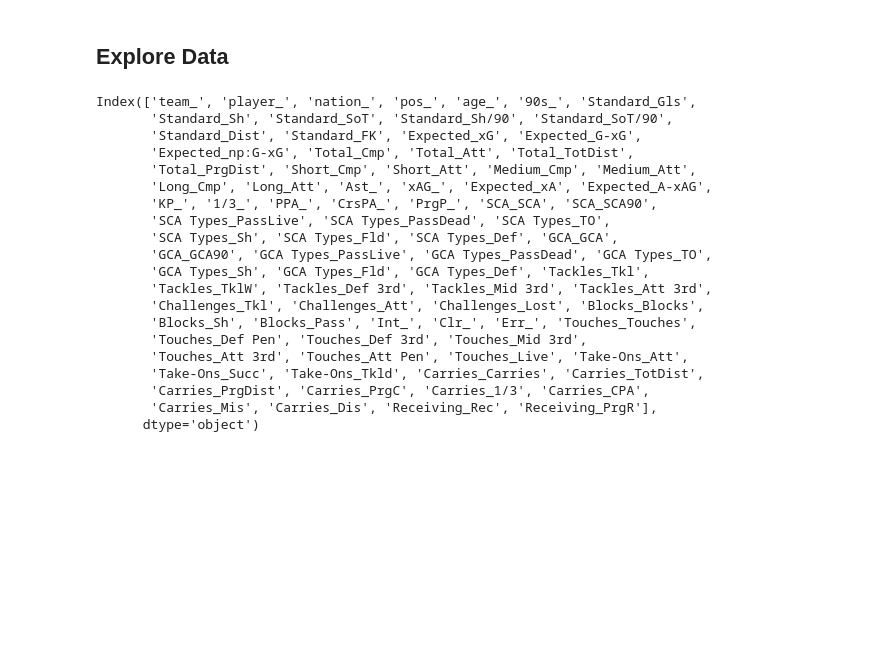
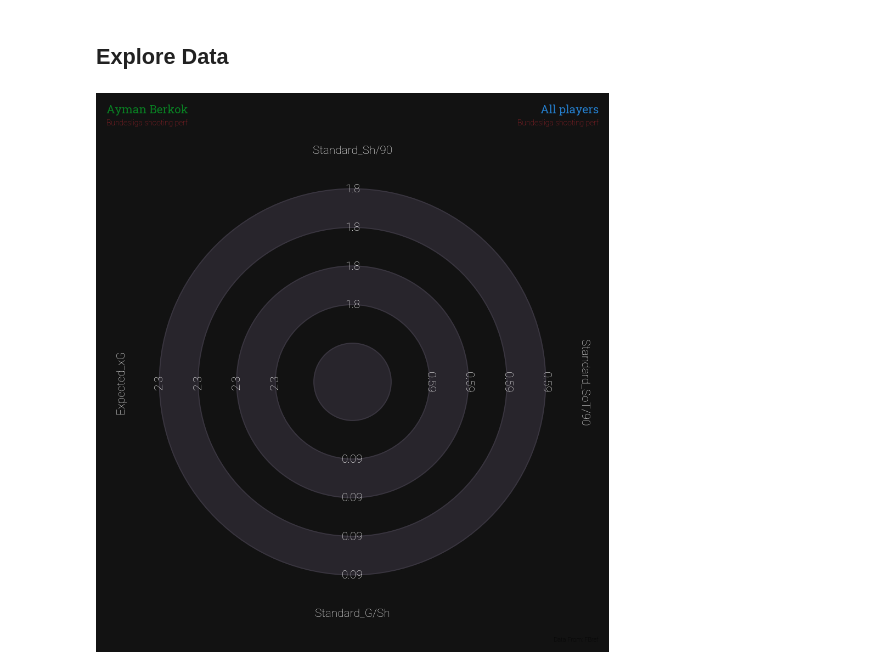
Before and after one commit to moyassinee/PlayerPerfAnalysis, a Jupyter notebook: notebooks/PlayerScouting.ipynb, the cells around one changed output. Cells and saved outputs as stored; diff of their text form; code cells hidden in the pictures; blank space fills up the shorter version.

```diff
--- a/notebooks/PlayerScouting.ipynb
+++ b/notebooks/PlayerScouting.ipynb
@@ -69,33 +69,13 @@ possession_df = possession_df[possession_cols]
 # %%
-#filter on Azzedine Ounahi
-ounahi_shooting = shooting_df[shooting_df['player_'] == 'Azzedine Ounahi']
-ounahi_passing = passing_df[passing_df['player_'] == 'Azzedine Ounahi']
-ounahi_goal_shot_creation = goal_shot_creation_df[goal_shot_creation_df['player_'] == 'Azzedine Ounahi']
-ounahi_defense = defense_df[defense_df['player_'] == 'Azzedine Ounahi']
-ounahi_possession = possession_df[possession_df['player_'] == 'Azzedine Ounahi']
+radar_df = Barkok_shooting[['player_','Standard_Sh/90', 'Standard_SoT/90','Standard_G/Sh', 'Expected_xG']]
+radar_df.fillna(0, inplace=True)
+radar_df = radar_df.groupby('player_').mean().reset_index().drop("player_", axis=1)
+
+all_shooting = shooting_df[(shooting_df['player_'] != 'Aymen Barkok') & (shooting_df['pos_'].isin(["MF","MF,FW","FW,MF"]))]
+all_radar_df = all_shooting[['Standard_Sh/90', 'Standard_SoT/90','Standard_G/Sh', 'Expected_xG']]
+#all_radar_df.fillna(0, inplace=True)
+all_radar_df = all_radar_df.mean(numeric_only=True).to_frame().T
+
+plot_radar_chart_to_compare(radar_df, all_radar_df)
+# %% [output]
+[figure, added]
-# %%
-radar_df = pd.concat([ounahi_shooting, ounahi_passing, ounahi_goal_shot_creation, ounahi_defense, ounahi_possession], axis=1)
-radar_df = radar_df.loc[:,~radar_df.columns.duplicated()]
-radar_df.reset_index(drop=True, inplace=True)
-radar_df.columns
-# %% [output]
-Index(['team_', 'player_', 'nation_', 'pos_', 'age_', '90s_', 'Standard_Gls',
-       'Standard_Sh', 'Standard_SoT', 'Standard_Sh/90', 'Standard_SoT/90',
-       'Standard_Dist', 'Standard_FK', 'Expected_xG', 'Expected_G-xG',
-       'Expected_np:G-xG', 'Total_Cmp', 'Total_Att', 'Total_TotDist',
-       'Total_PrgDist', 'Short_Cmp', 'Short_Att', 'Medium_Cmp', 'Medium_Att',
-       'Long_Cmp', 'Long_Att', 'Ast_', 'xAG_', 'Expected_xA', 'Expected_A-xAG',
-       'KP_', '1/3_', 'PPA_', 'CrsPA_', 'PrgP_', 'SCA_SCA', 'SCA_SCA90',
-       'SCA Types_PassLive', 'SCA Types_PassDead', 'SCA Types_TO',
-       'SCA Types_Sh', 'SCA Types_Fld', 'SCA Types_Def', 'GCA_GCA',
-       'GCA_GCA90', 'GCA Types_PassLive', 'GCA Types_PassDead', 'GCA Types_TO',
-       'GCA Types_Sh', 'GCA Types_Fld', 'GCA Types_Def', 'Tackles_Tkl',
-       'Tackles_TklW', 'Tackles_Def 3rd', 'Tackles_Mid 3rd', 'Tackles_Att 3rd',
-       'Challenges_Tkl', 'Challenges_Att', 'Challenges_Lost', 'Blocks_Blocks',
-       'Blocks_Sh', 'Blocks_Pass', 'Int_', 'Clr_', 'Err_', 'Touches_Touches',
-       'Touches_Def Pen', 'Touches_Def 3rd', 'Touches_Mid 3rd',
-       'Touches_Att 3rd', 'Touches_Att Pen', 'Touches_Live', 'Take-Ons_Att',
-       'Take-Ons_Succ', 'Take-Ons_Tkld', 'Carries_Carries', 'Carries_TotDist',
-       'Carries_PrgDist', 'Carries_PrgC', 'Carries_1/3', 'Carries_CPA',
-       'Carries_Mis', 'Carries_Dis', 'Receiving_Rec', 'Receiving_PrgR'],
-      dtype='object')
```
Also changed, not shown: parts of 9 cells of this notebook, 3 other files.
